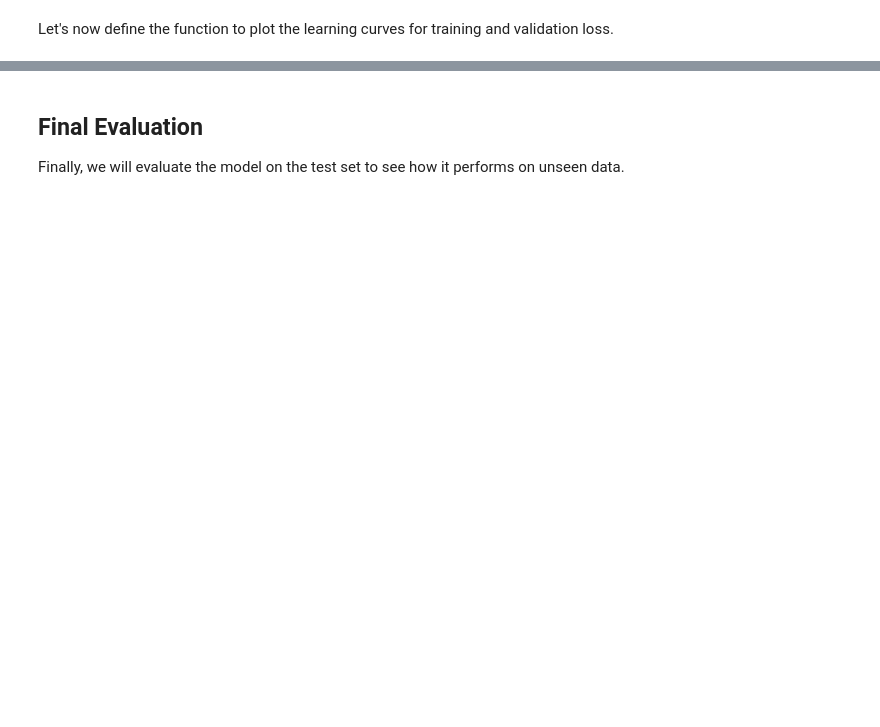
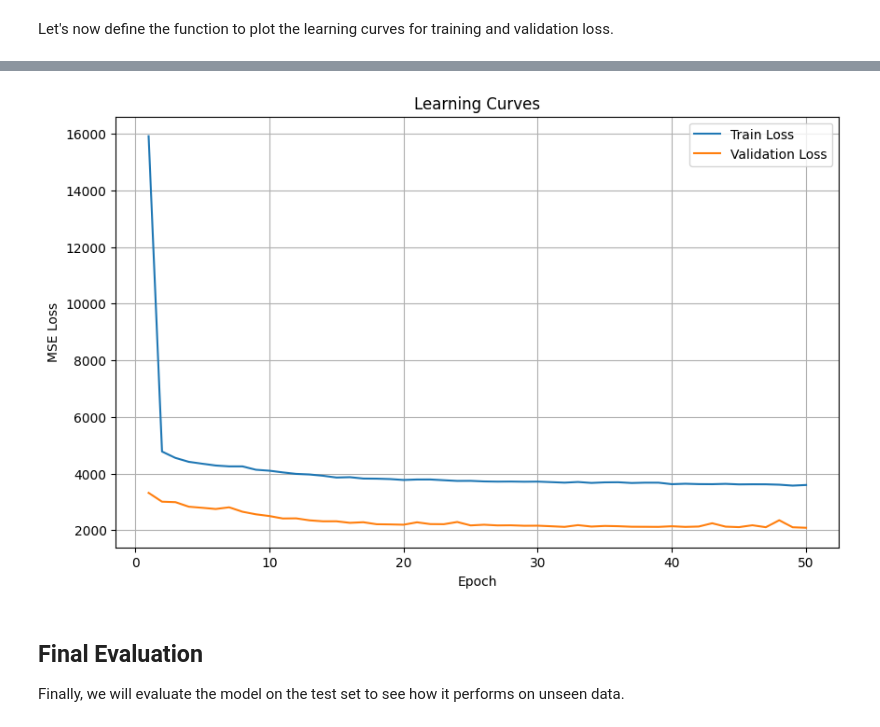
Before and after one commit to BernardoBremer/Inteligencia-Computacional-Cetys-, a Jupyter notebook: Participacion17.ipynb, the cells around one changed output, grey strips where cells are left out. Drawn from its saved outputs; the diff is of its cells as text; code cells hidden in the pictures; blank space fills up the shorter version.

```diff
--- a/Participacion17.ipynb
+++ b/Participacion17.ipynb
@@ -333,4 +334,8 @@ epoch 12 loss: 4012.82 (train) | 2482.03 (val)
 ... (38 outputs left out)
+# %%
+plot_learning_curves(train_losses_v2, val_losses_v2)
+# %% [output]
+[figure, added]
 # %% [markdown]
 ## Final Evaluation
 
```
Also changed, not shown: parts of 6 cells of this notebook.
